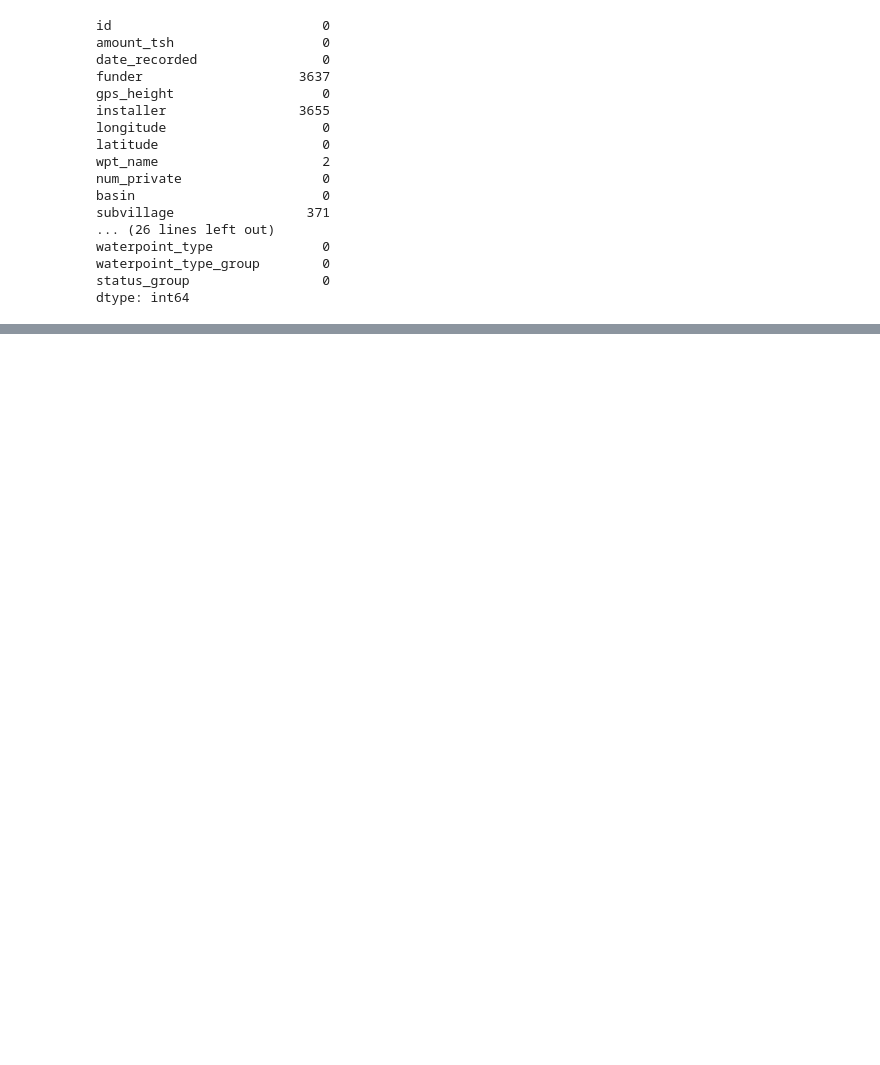
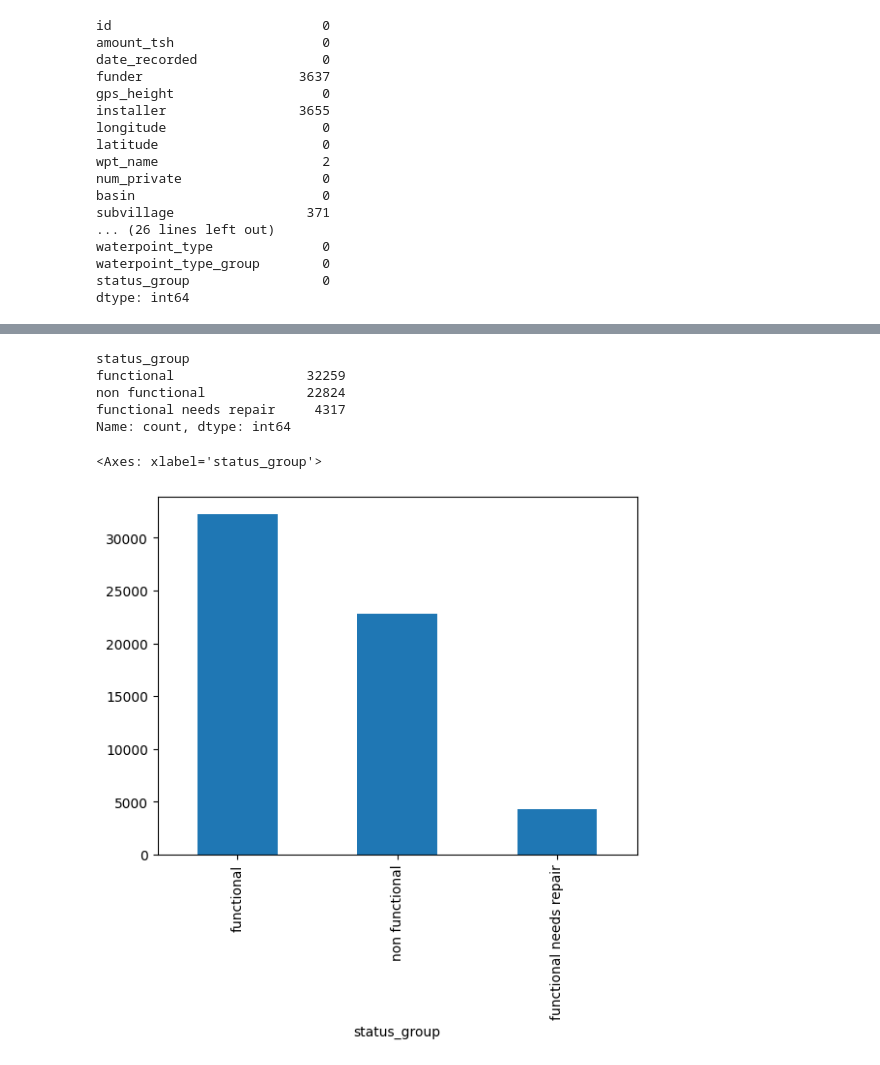
Before and after one commit to Emeriego/PumpHealth, a Jupyter notebook: notebooks/01_exploratory_data_analysis.ipynb, the cells around one changed output, grey strips where cells are left out. Cells and saved outputs as stored; diff of their text form; code cells hidden in the pictures; blank space fills up the shorter version.

```diff
--- a/notebooks/01_exploratory_data_analysis.ipynb
+++ b/notebooks/01_exploratory_data_analysis.ipynb
@@ -106,3 +98,6 @@ categorical_cols.remove('status_group')  # keep target untouched
 
 for col in categorical_cols:
     df[col] = df[col].fillna("Unknown")
+# Replace '0' strings or numbers with 'Unknown' for categorical columns
+for col in categorical_cols:
+    df[col] = df[col].replace(['0', 0], 'Unknown')
@@ -112,2 +129,20 @@ print(df.isnull().sum())
 # %%
 df.drop_duplicates(inplace=True)
+# %%
+# Convert date_recorded to datetime
+df['date_recorded'] = pd.to_datetime(df['date_recorded'])
+# Extract year, month, day
+df['year_recorded'] = df['date_recorded'].dt.year
+# %%
+df['status_group'].value_counts()
+# %% [output]
+status_group
+functional                 32259
+non functional             22824
+functional needs repair     4317
+Name: count, dtype: int64
+# %%
+df['status_group'].value_counts().plot(kind='bar')
+# %% [output]
+<Axes: xlabel='status_group'>
+[figure, added]
```
Also changed, not shown: parts of 27 cells of this notebook.
